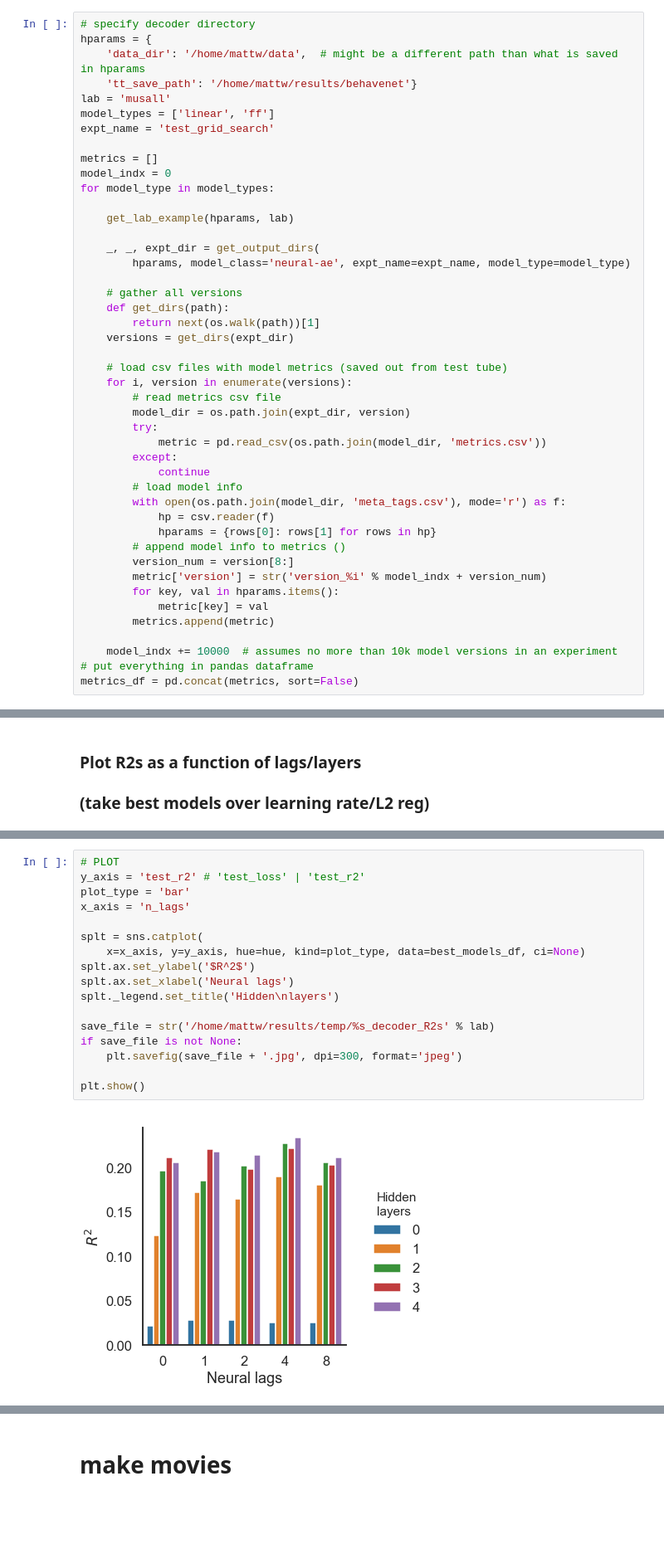
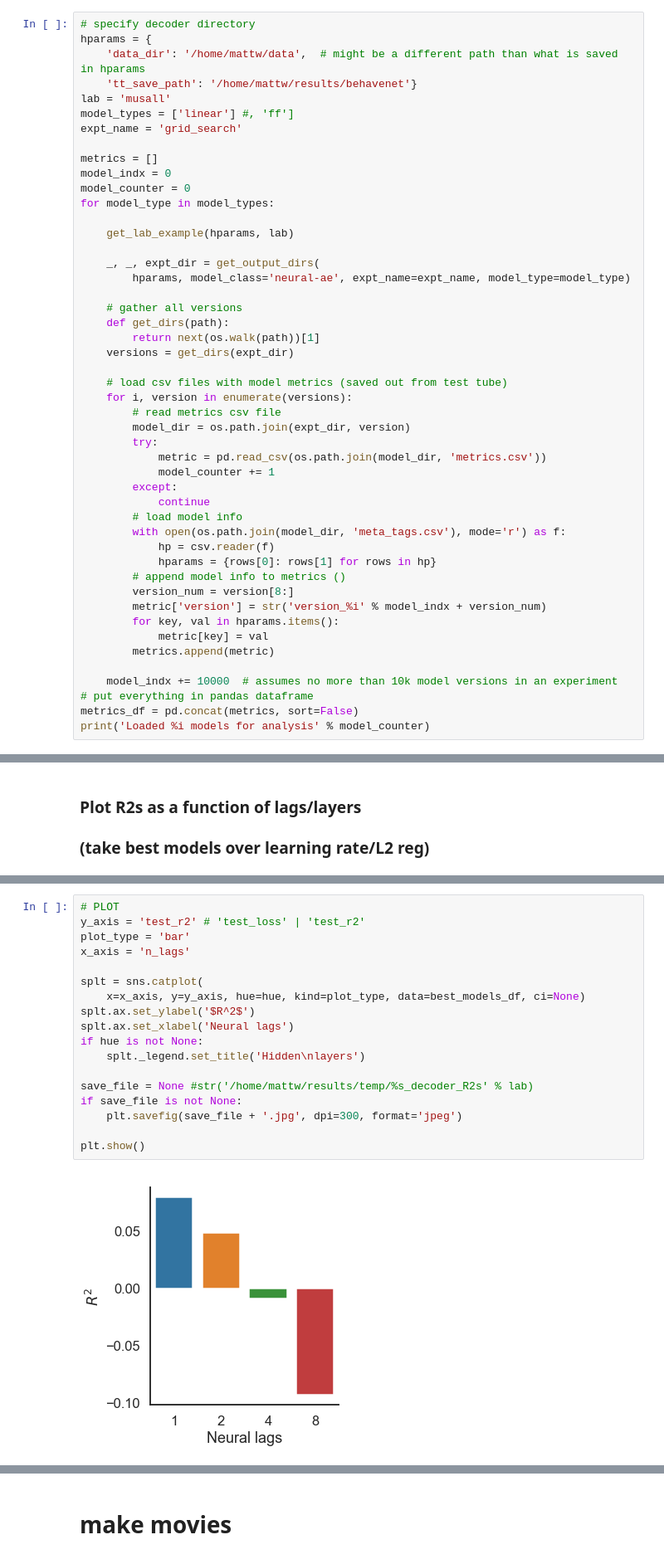
Before and after one commit to themattinthehatt/behavenet, a Jupyter notebook: analyses/decoder_analysis_notebook.ipynb, the cells around one changed output, grey strips where cells are left out. Shown at 83% size. Drawn from its saved outputs; the diff is of its cells as text; blank space fills up the shorter version.

Commit message:
bug fix to neural decoders

```diff
--- a/analyses/decoder_analysis_notebook.ipynb
+++ b/analyses/decoder_analysis_notebook.ipynb
@@ -19,11 +19,12 @@ hparams = {
     'data_dir': '/home/mattw/data',  # might be a different path than what is saved in hparams
     'tt_save_path': '/home/mattw/results/behavenet'}
 lab = 'musall'
-model_types = ['linear', 'ff']
-expt_name = 'test_grid_search'
+model_types = ['linear'] #, 'ff']
+expt_name = 'grid_search'
 
 metrics = []
 model_indx = 0
+model_counter = 0
 for model_type in model_types:
 
     get_lab_example(hparams, lab)
@@ -42,6 +43,7 @@ for model_type in model_types:
         model_dir = os.path.join(expt_dir, version)
         try:
             metric = pd.read_csv(os.path.join(model_dir, 'metrics.csv'))
+            model_counter += 1
         except:
             continue
         # load model info
@@ -58,3 +60,4 @@ for model_type in model_types:
     model_indx += 10000  # assumes no more than 10k model versions in an experiment
 # put everything in pandas dataframe
 metrics_df = pd.concat(metrics, sort=False)
+print('Loaded %i models for analysis' % model_counter)
@@ -107,21 +99,22 @@ best_models_df = pd.concat(best_models_list)
 # %%
 # PLOT
 y_axis = 'test_r2' # 'test_loss' | 'test_r2'
 plot_type = 'bar'
 x_axis = 'n_lags'
 
 splt = sns.catplot(
     x=x_axis, y=y_axis, hue=hue, kind=plot_type, data=best_models_df, ci=None)
 splt.ax.set_ylabel('$R^2$')
 splt.ax.set_xlabel('Neural lags')
-splt._legend.set_title('Hidden\nlayers')
+if hue is not None:
+    splt._legend.set_title('Hidden\nlayers')
 
-save_file = str('/home/mattw/results/temp/%s_decoder_R2s' % lab)
+save_file = None #str('/home/mattw/results/temp/%s_decoder_R2s' % lab)
 if save_file is not None:
     plt.savefig(save_file + '.jpg', dpi=300, format='jpeg')
 
 plt.show()
 # %% [output]
-[figure, old version]
+[figure, new version]
 # %%
 # look at reg vals/learning rate
```
Also changed, not shown: parts of 4 cells of this notebook, 6 other files.
